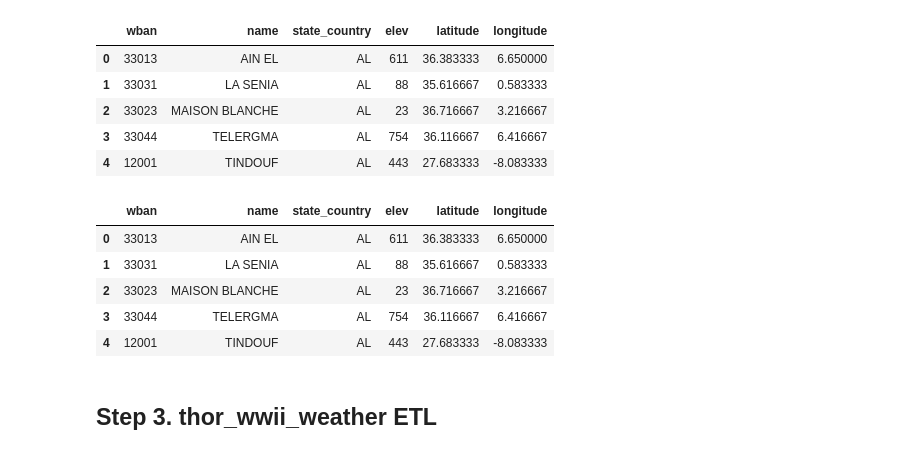
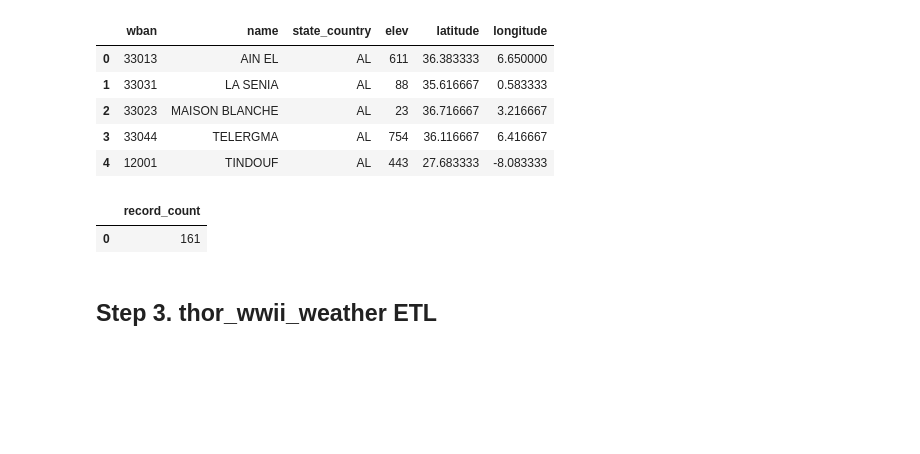
Before and after one commit to MrBadinger/ETL_Challenge, a Jupyter notebook: thor_etl.ipynb, the cells around one changed output. Saved outputs shown, nothing was run; the diff lists cells and outputs as text; code cells hidden in the pictures; blank space fills up the shorter version.

```diff
--- a/thor_etl.ipynb
+++ b/thor_etl.ipynb
@@ -113,14 +109,10 @@ new_station_df.head()
 new_station_df.to_sql(name='thor_wwii_station_location', con=engine, if_exists='append', index=False)
 # %%
 # test that the data was loaded into the database
-pd.read_sql_query('select * from thor_wwii_station_location', con=engine).head()
+pd.read_sql_query('select count(*) as record_count from thor_wwii_station_location', con=engine).head()
 # %% [output]
-|  | wban | name | state_country | elev | latitude | longitude |
-| 0 | 33013 | AIN EL | AL | 611 | 36.383333 | 6.650000 |
-| 1 | 33031 | LA SENIA | AL | 88 | 35.616667 | 0.583333 |
-| 2 | 33023 | MAISON BLANCHE | AL | 23 | 36.716667 | 3.216667 |
-| 3 | 33044 | TELERGMA | AL | 754 | 36.116667 | 6.416667 |
-| 4 | 12001 | TINDOUF | AL | 443 | 27.683333 | -8.083333 |
+|  | record_count |
+| 0 | 161 |
 # %% [markdown]
 ## Step 3. thor_wwii_weather ETL
 # %%
```
Also changed, not shown: parts of 8 cells of this notebook, 1 other file.
